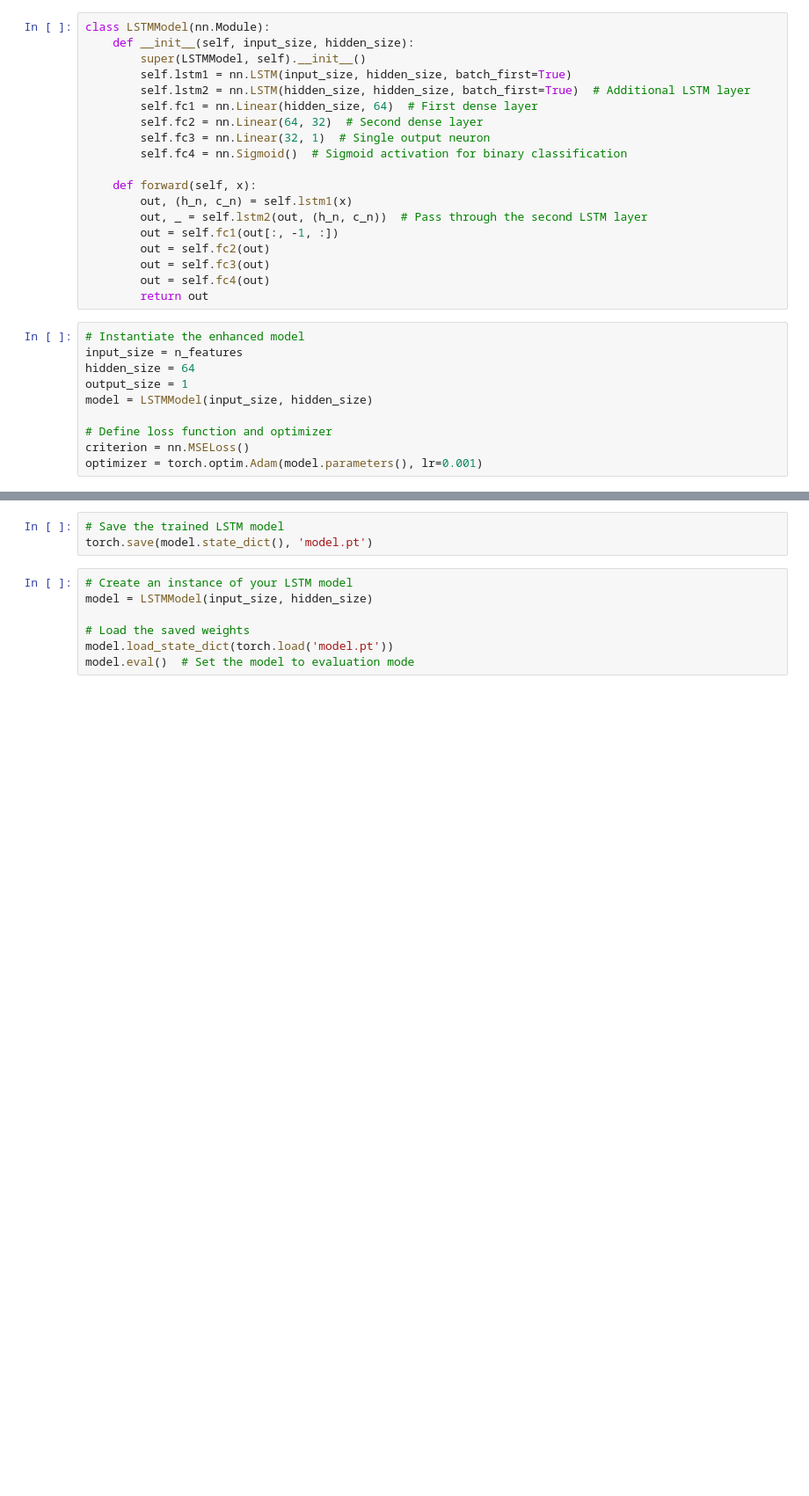
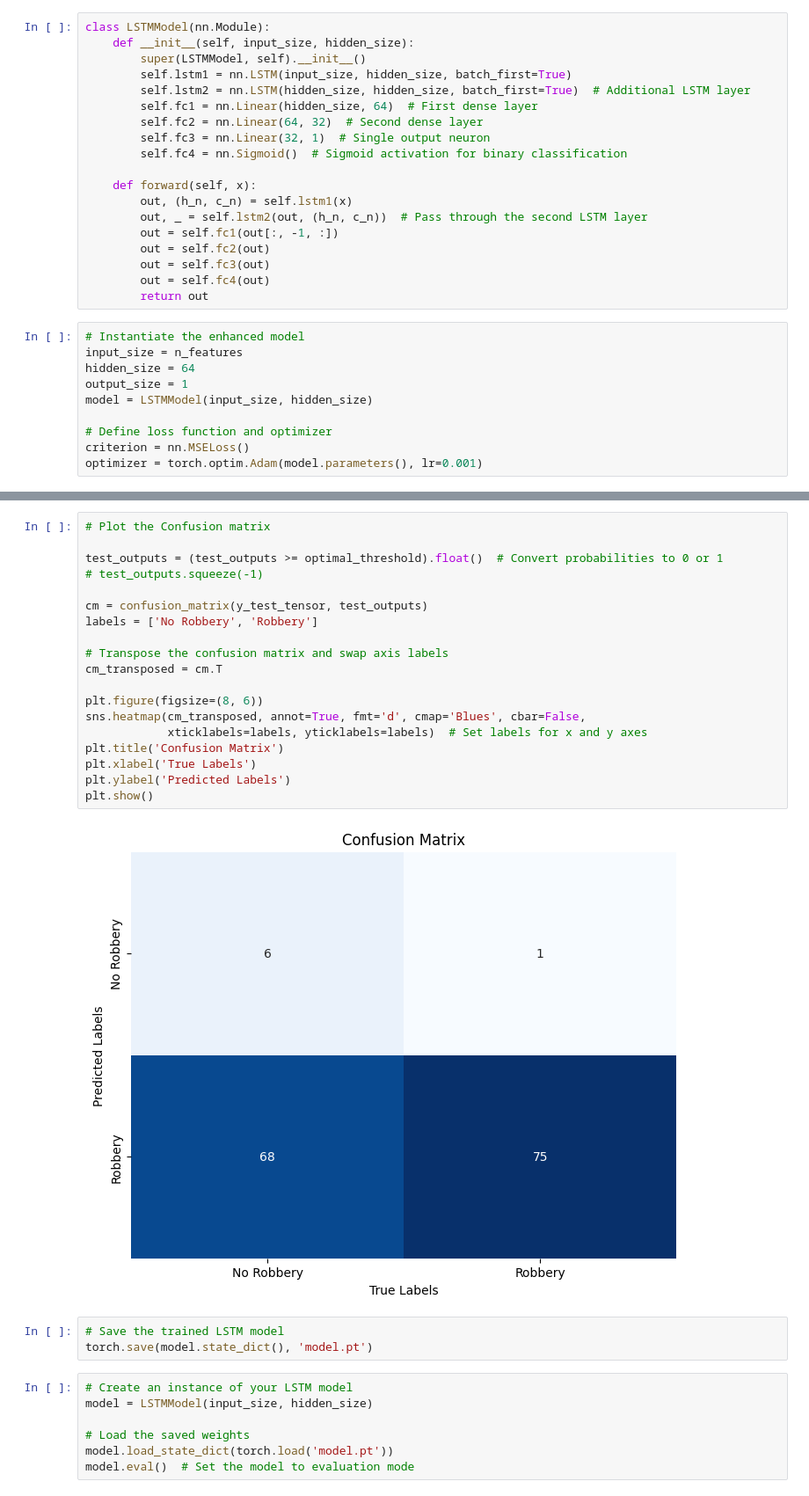
Before and after one commit to jblagana/eee-capstone, a Jupyter notebook: inference/LSTM_v1/lstm_simple.ipynb, the cells around one changed output, grey strips where cells are left out. Shown: that part at 88% size. Saved outputs shown, nothing was run; the diff lists cells and outputs as text; blank space fills up the shorter version.

```diff
--- a/inference/LSTM_v1/lstm_simple.ipynb
+++ b/inference/LSTM_v1/lstm_simple.ipynb
@@ -129,3 +175,24 @@ Test Loss: 0.2938
+# %%
+# Plot the Confusion matrix
+
+test_outputs = (test_outputs >= optimal_threshold).float()  # Convert probabilities to 0 or 1
+# test_outputs.squeeze(-1)
+
+cm = confusion_matrix(y_test_tensor, test_outputs)
+labels = ['No Robbery', 'Robbery']
+
+# Transpose the confusion matrix and swap axis labels
+cm_transposed = cm.T
+
+plt.figure(figsize=(8, 6))
+sns.heatmap(cm_transposed, annot=True, fmt='d', cmap='Blues', cbar=False,
+            xticklabels=labels, yticklabels=labels)  # Set labels for x and y axes
+plt.title('Confusion Matrix')
+plt.xlabel('True Labels')
+plt.ylabel('Predicted Labels')
+plt.show()
+# %% [output]
+[figure, added]
 # %%
 # Save the trained LSTM model
 torch.save(model.state_dict(), 'model.pt')
```
Also changed, not shown: parts of 8 cells of this notebook, 1 other file.
